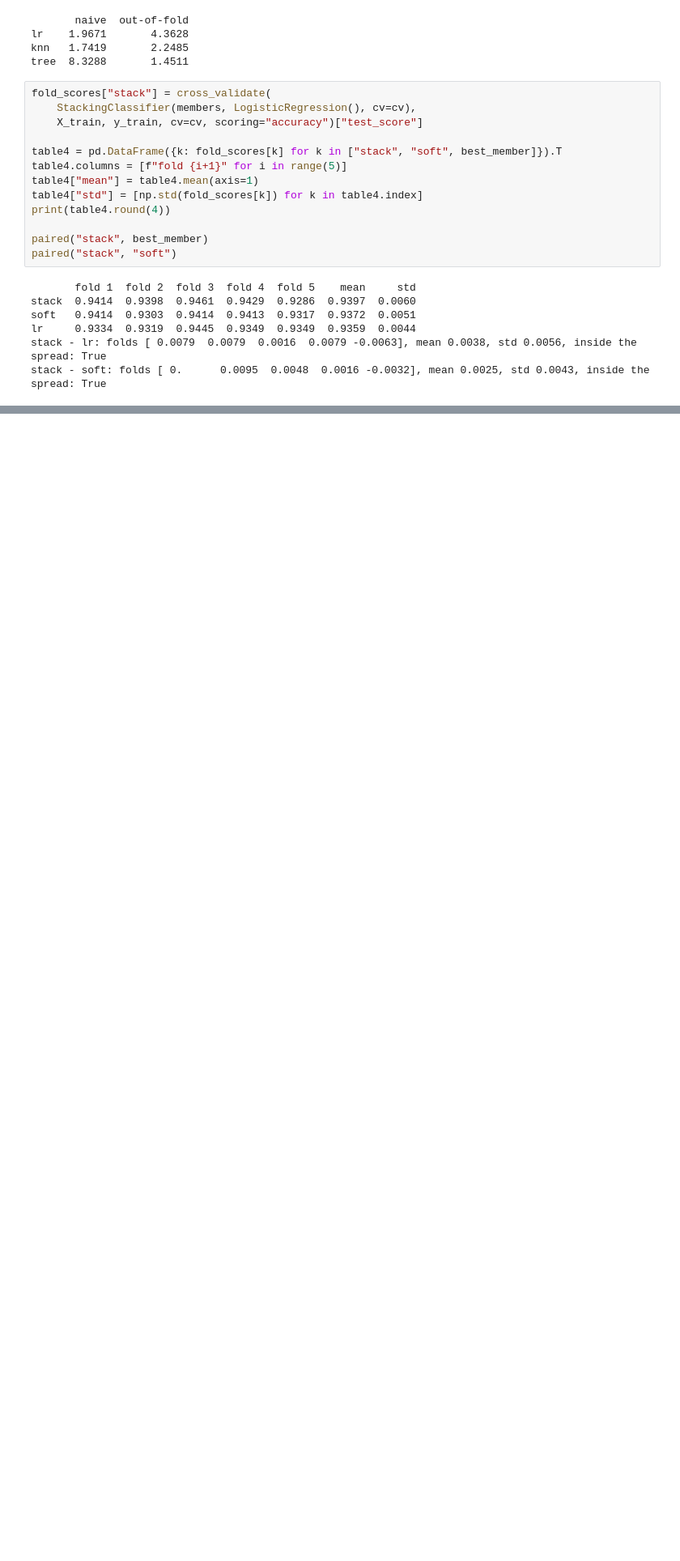
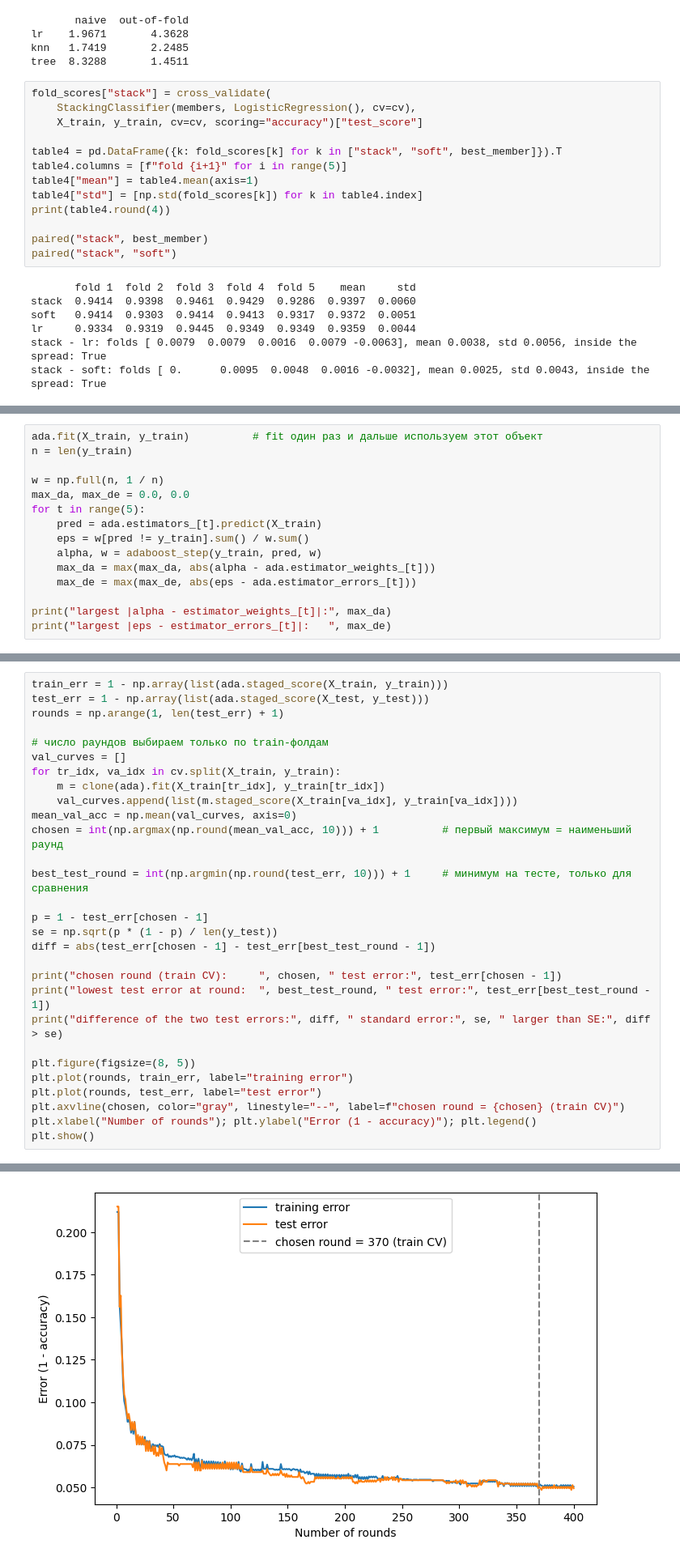
Before and after one commit to symbatolzhabekova-afk/ML_task_4, a Jupyter notebook: olzhabekova_task4.ipynb, the cells around one changed output, grey strips where cells are left out. Shown at 81% size. Drawn from its saved outputs; the diff is of its cells as text; blank space fills up the shorter version.

Commit message:
Part 5: AdaBoost step, rounds by CV, label noise

```diff
--- a/olzhabekova_task4.ipynb
+++ b/olzhabekova_task4.ipynb
@@ -407,0 +470,15 @@ stack - soft: folds [ 0.      0.0095  0.0048  0.0016 -0.0032], mean 0.0025, std
+# %%
+ada.fit(X_train, y_train)          # fit один раз и дальше используем этот объект
+n = len(y_train)
+
+w = np.full(n, 1 / n)
+max_da, max_de = 0.0, 0.0
+for t in range(5):
+    pred = ada.estimators_[t].predict(X_train)
+    eps = w[pred != y_train].sum() / w.sum()
+    alpha, w = adaboost_step(y_train, pred, w)
+    max_da = max(max_da, abs(alpha - ada.estimator_weights_[t]))
+    max_de = max(max_de, abs(eps - ada.estimator_errors_[t]))
+
+print("largest |alpha - estimator_weights_[t]|:", max_da)
+print("largest |eps - estimator_errors_[t]|:   ", max_de)
@@ -407,0 +488,30 @@ stack - soft: folds [ 0.      0.0095  0.0048  0.0016 -0.0032], mean 0.0025, std
+# %%
+train_err = 1 - np.array(list(ada.staged_score(X_train, y_train)))
+test_err = 1 - np.array(list(ada.staged_score(X_test, y_test)))
+rounds = np.arange(1, len(test_err) + 1)
+
+# число раундов выбираем только по train-фолдам
+val_curves = []
+for tr_idx, va_idx in cv.split(X_train, y_train):
+    m = clone(ada).fit(X_train[tr_idx], y_train[tr_idx])
+    val_curves.append(list(m.staged_score(X_train[va_idx], y_train[va_idx])))
+mean_val_acc = np.mean(val_curves, axis=0)
+chosen = int(np.argmax(np.round(mean_val_acc, 10))) + 1          # первый максимум = наименьший раунд
+
+best_test_round = int(np.argmin(np.round(test_err, 10))) + 1     # минимум на тесте, только для сравнения
+
+p = 1 - test_err[chosen - 1]
+se = np.sqrt(p * (1 - p) / len(y_test))
+diff = abs(test_err[chosen - 1] - test_err[best_test_round - 1])
+
+print("chosen round (train CV):     ", chosen, " test error:", test_err[chosen - 1])
+print("lowest test error at round:  ", best_test_round, " test error:", test_err[best_test_round - 1])
+print("difference of the two test errors:", diff, " standard error:", se, " larger than SE:", diff > se)
+
+plt.figure(figsize=(8, 5))
+plt.plot(rounds, train_err, label="training error")
+plt.plot(rounds, test_err, label="test error")
+plt.axvline(chosen, color="gray", linestyle="--", label=f"chosen round = {chosen} (train CV)")
+plt.xlabel("Number of rounds"); plt.ylabel("Error (1 - accuracy)"); plt.legend()
+plt.show()
+# %% [output]
@@ -407,0 +521 @@ stack - soft: folds [ 0.      0.0095  0.0048  0.0016 -0.0032], mean 0.0025, std
+[figure, added]
```
Also changed, not shown: parts of 8 cells of this notebook.
